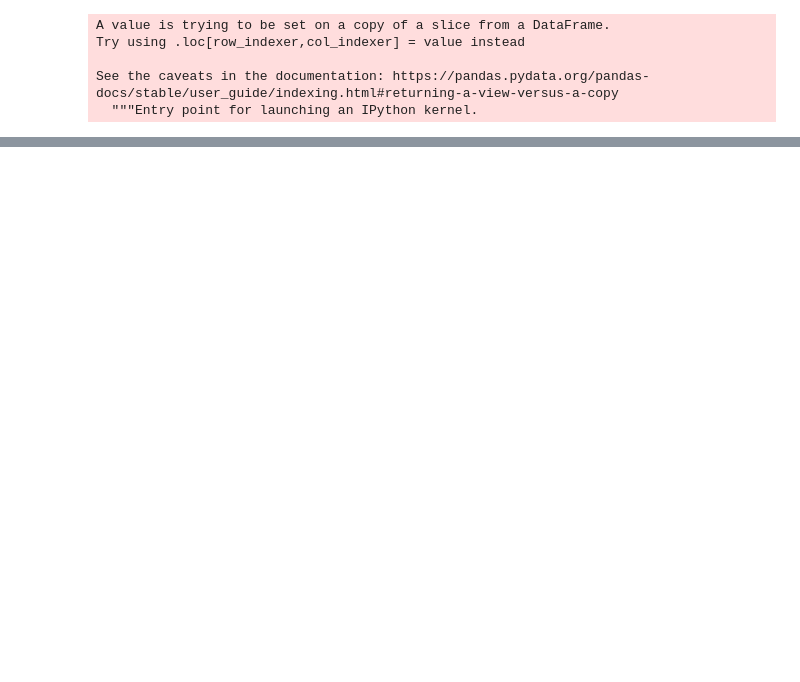
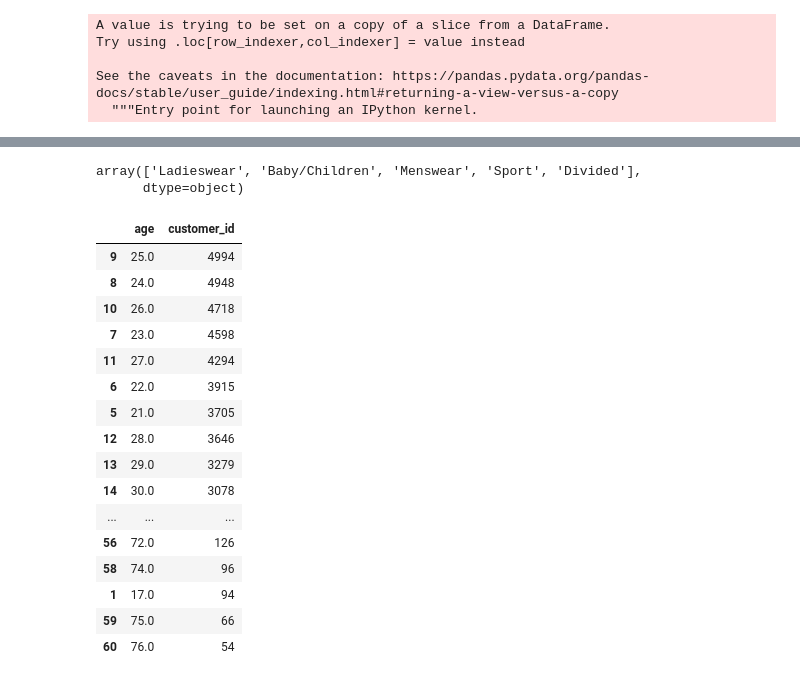
Before and after one commit to kaushikabhishek87/Kaggle_datascience, a Jupyter notebook: multi.ipynb, the cells around one changed output, grey strips where cells are left out. Cells and saved outputs as stored; diff of their text form; code cells hidden in the pictures; blank space fills up the shorter version.

```diff
--- a/multi.ipynb
+++ b/multi.ipynb
@@ -145,3 +124,29 @@ cust_features = pd.merge(cust_features,
 # %%
 # cust_data_2020_9["prods"] = cust_data_2020_9["prods"].apply( lambda x : list(x) )
 # cust_data_2020_9["prods"].values[:5]
+# %%
+article_df['index_group_name'].unique()
+# %% [output]
+array(['Ladieswear', 'Baby/Children', 'Menswear', 'Sport', 'Divided'],
+      dtype=object)
+# %%
+cust_features.groupby(['age']).agg({'customer_id':'nunique'}).reset_index().\
+sort_values('customer_id', ascending = False).head(60)
+# %% [output]
+|  | age | customer_id |
+| 9 | 25.0 | 4994 |
+| 8 | 24.0 | 4948 |
+| 10 | 26.0 | 4718 |
+| 7 | 23.0 | 4598 |
+| 11 | 27.0 | 4294 |
+| 6 | 22.0 | 3915 |
+| 5 | 21.0 | 3705 |
+| 12 | 28.0 | 3646 |
+| 13 | 29.0 | 3279 |
+| 14 | 30.0 | 3078 |
+| ... | ... | ... |
+| 56 | 72.0 | 126 |
+| 58 | 74.0 | 96 |
+| 1 | 17.0 | 94 |
+| 59 | 75.0 | 66 |
+| 60 | 76.0 | 54 |
```
Also changed, not shown: parts of 7 cells of this notebook.
